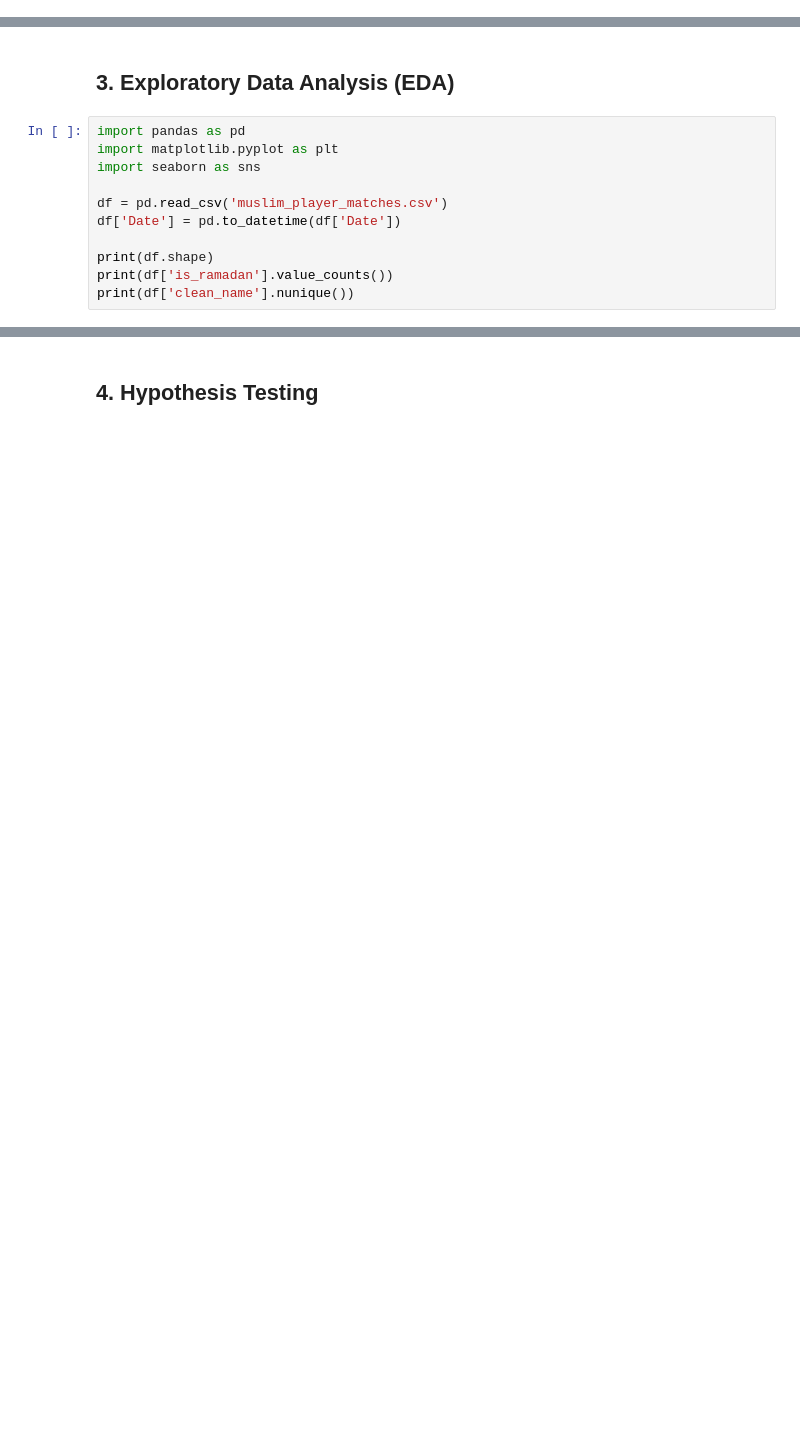
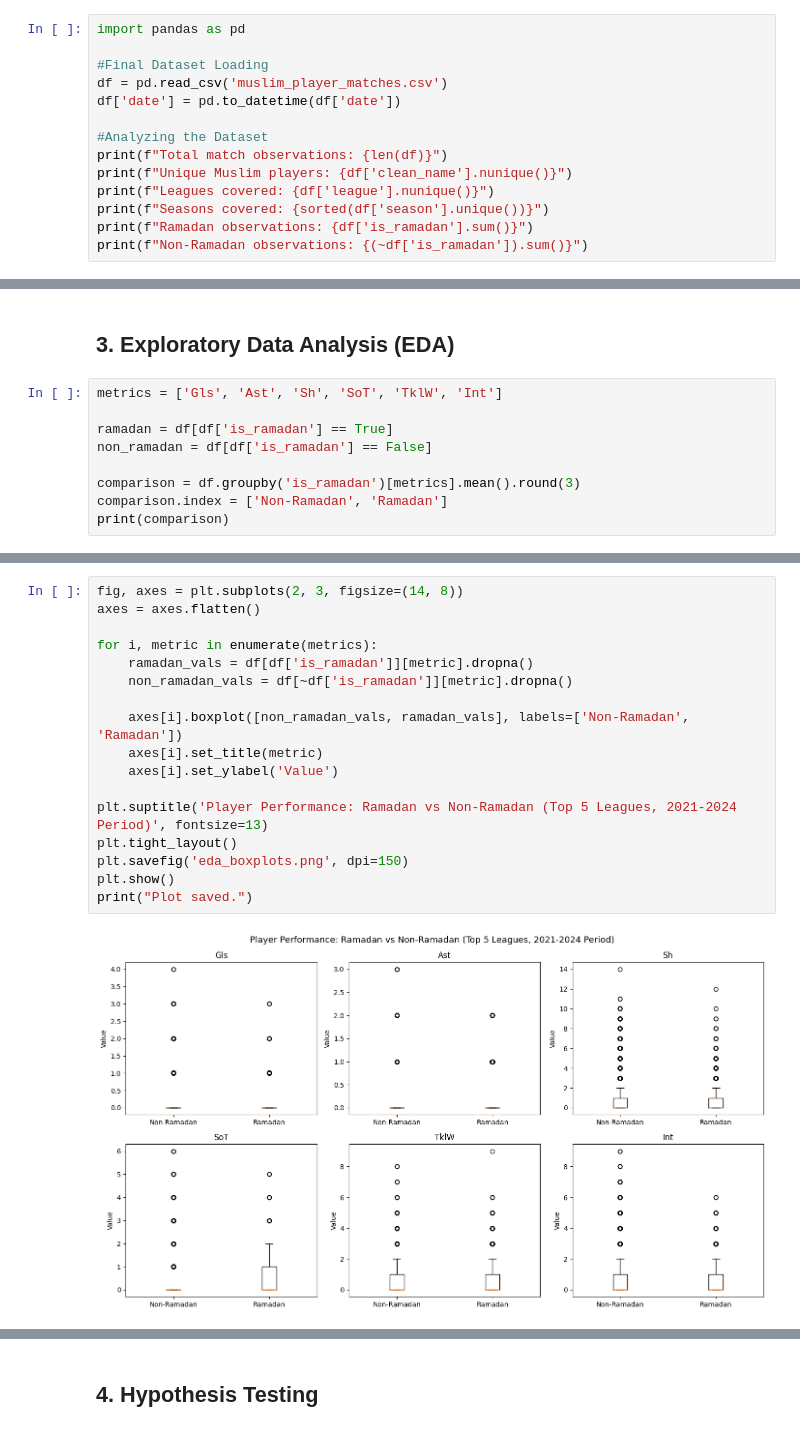
Before and after one commit to BHoxhaAL/DSA210Proj, a Jupyter notebook: analysis.ipynb, the cells around one changed output, grey strips where cells are left out. Cells and saved outputs as stored; diff of their text form; blank space fills up the shorter version.

```diff
--- a/analysis.ipynb
+++ b/analysis.ipynb
@@ -6,2 +32,16 @@
 # %% [markdown]
 ## 2. Data Cleaning & Integration
+# %%
+import pandas as pd
+
+#Final Dataset Loading
+df = pd.read_csv('muslim_player_matches.csv')
+df['date'] = pd.to_datetime(df['date'])
+
+#Analyzing the Dataset
+print(f"Total match observations: {len(df)}")
+print(f"Unique Muslim players: {df['clean_name'].nunique()}")
+print(f"Leagues covered: {df['league'].nunique()}")
+print(f"Seasons covered: {sorted(df['season'].unique())}")
+print(f"Ramadan observations: {df['is_ramadan'].sum()}")
+print(f"Non-Ramadan observations: {(~df['is_ramadan']).sum()}")
@@ -8,13 +79,11 @@
 # %% [markdown]
 ## 3. Exploratory Data Analysis (EDA)
 # %%
-import pandas as pd
-import matplotlib.pyplot as plt
-import seaborn as sns
+metrics = ['Gls', 'Ast', 'Sh', 'SoT', 'TklW', 'Int']
 
-df = pd.read_csv('muslim_player_matches.csv')
-df['Date'] = pd.to_datetime(df['Date'])
+ramadan = df[df['is_ramadan'] == True]
+non_ramadan = df[df['is_ramadan'] == False]
 
-print(df.shape)
-print(df['is_ramadan'].value_counts())
-print(df['clean_name'].nunique())
+comparison = df.groupby('is_ramadan')[metrics].mean().round(3)
+comparison.index = ['Non-Ramadan', 'Ramadan']
+print(comparison)
@@ -20,0 +94,19 @@ print(df['clean_name'].nunique())
+# %%
+fig, axes = plt.subplots(2, 3, figsize=(14, 8))
+axes = axes.flatten()
+
+for i, metric in enumerate(metrics):
+    ramadan_vals = df[df['is_ramadan']][metric].dropna()
+    non_ramadan_vals = df[~df['is_ramadan']][metric].dropna()
+
+    axes[i].boxplot([non_ramadan_vals, ramadan_vals], labels=['Non-Ramadan', 'Ramadan'])
+    axes[i].set_title(metric)
+    axes[i].set_ylabel('Value')
+
+plt.suptitle('Player Performance: Ramadan vs Non-Ramadan (Top 5 Leagues, 2021-2024 Period)', fontsize=13)
+plt.tight_layout()
+plt.savefig('eda_boxplots.png', dpi=150)
+plt.show()
+print("Plot saved.")
+# %% [output]
+[figure, added]
```
Also changed, not shown: parts of 13 cells of this notebook, 7 other files.
